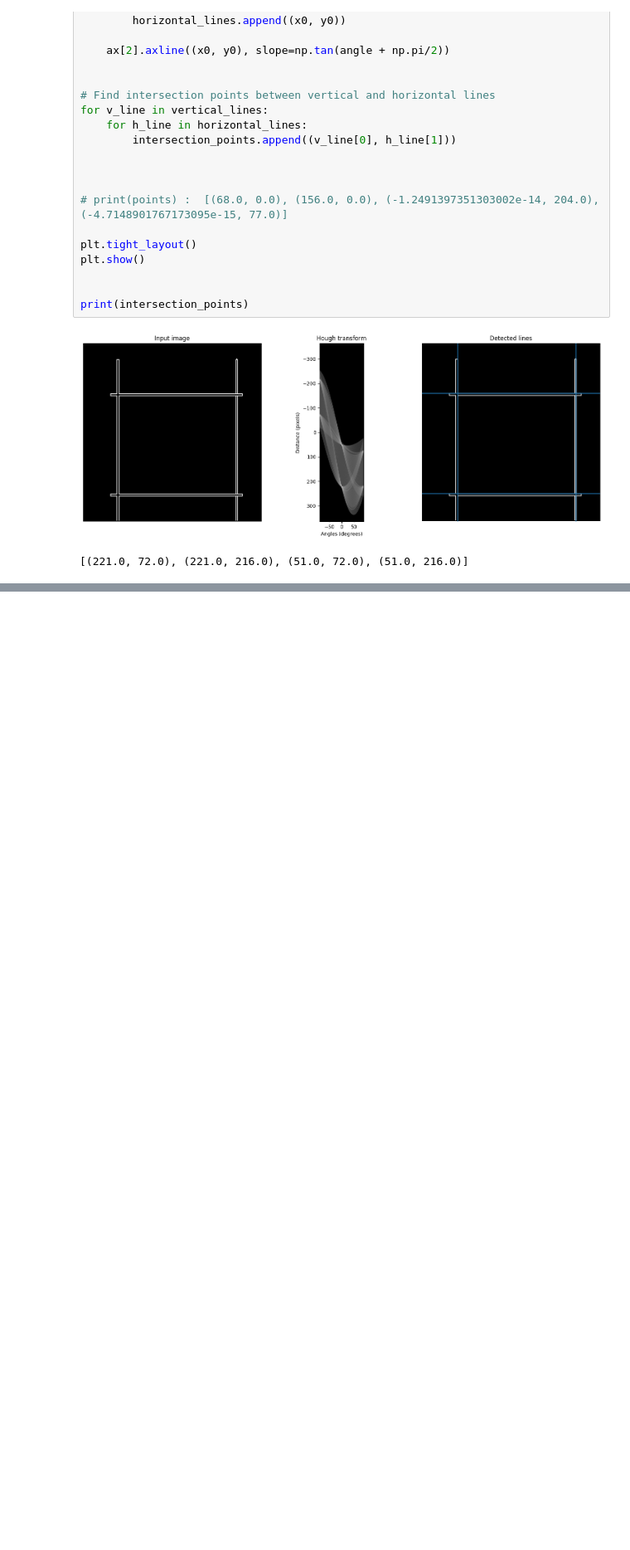
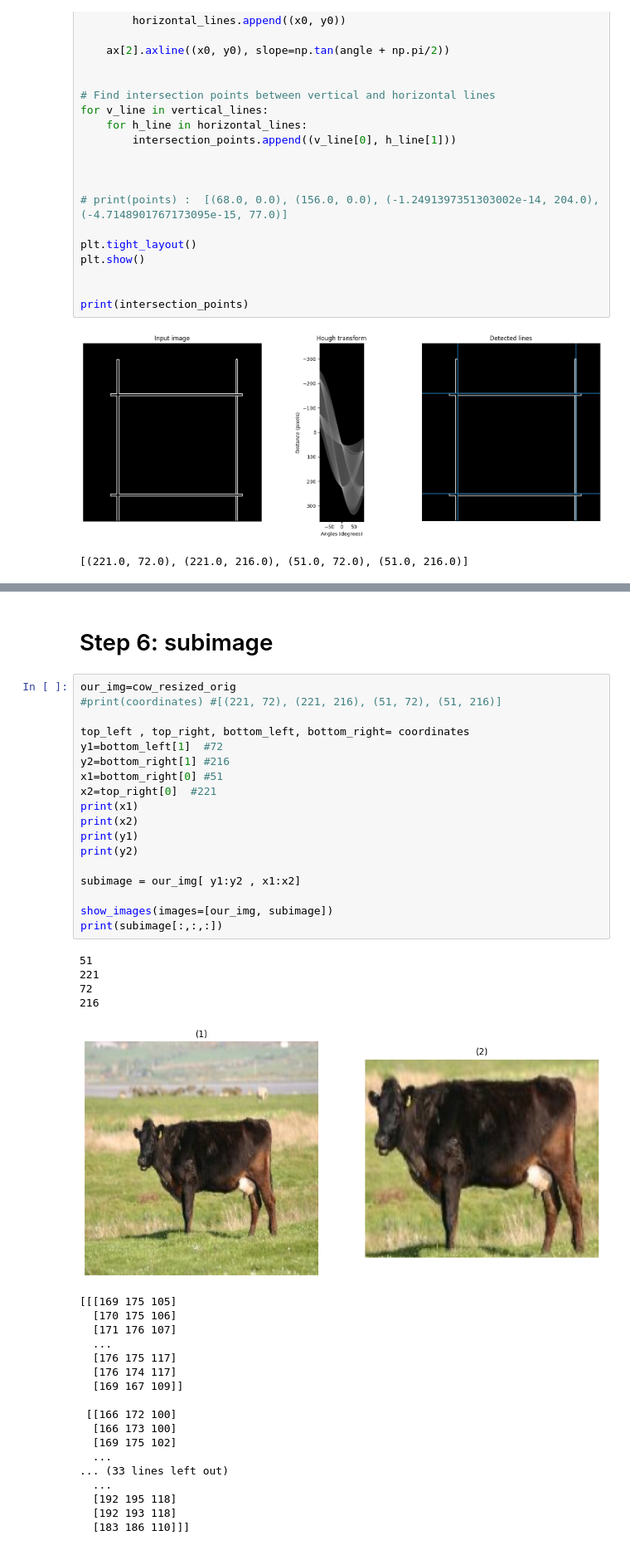
Before and after one commit to Omar-Al-Sharif/Magic-Inpainting, a Jupyter notebook: region_detection_approach_1_cowimg.ipynb, the cells around one changed output, grey strips where cells are left out. Shown at 83% size. Cells and saved outputs as stored; diff of their text form; blank space fills up the shorter version.

```diff
--- a/region_detection_approach_1_cowimg.ipynb
+++ b/region_detection_approach_1_cowimg.ipynb
@@ -224,0 +227,43 @@ show_images(images=[test, gray_sel_cow])
+# %% [markdown]
+# Step 6: subimage
+# %%
+our_img=cow_resized_orig
+#print(coordinates) #[(221, 72), (221, 216), (51, 72), (51, 216)]
+
+top_left , top_right, bottom_left, bottom_right= coordinates
+y1=bottom_left[1]  #72
+y2=bottom_right[1] #216
+x1=bottom_right[0] #51
+x2=top_right[0]  #221
+print(x1)
+print(x2)
+print(y1)
+print(y2)
+
+subimage = our_img[ y1:y2 , x1:x2]
+
+show_images(images=[our_img, subimage])
+print(subimage[:,:,:])
+# %% [output]
+51
+221
+72
+216
+[figure, added]
+[[[169 175 105]
+  [170 175 106]
+  [171 176 107]
+  ...
+  [176 175 117]
+  [176 174 117]
+  [169 167 109]]
+
+ [[166 172 100]
+  [166 173 100]
+  [169 175 102]
+  ...
+... (33 lines left out)
+  ...
+  [192 195 118]
+  [192 193 118]
+  [183 186 110]]]
```
Also changed, not shown: parts of 10 cells of this notebook, 2 other files.
